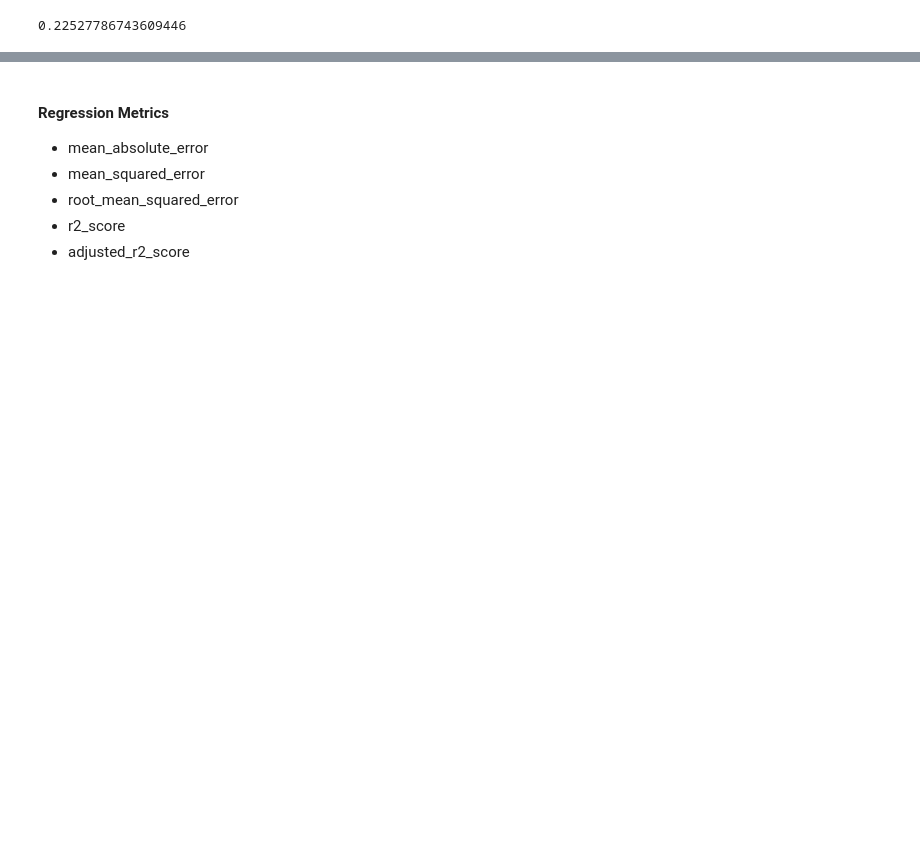
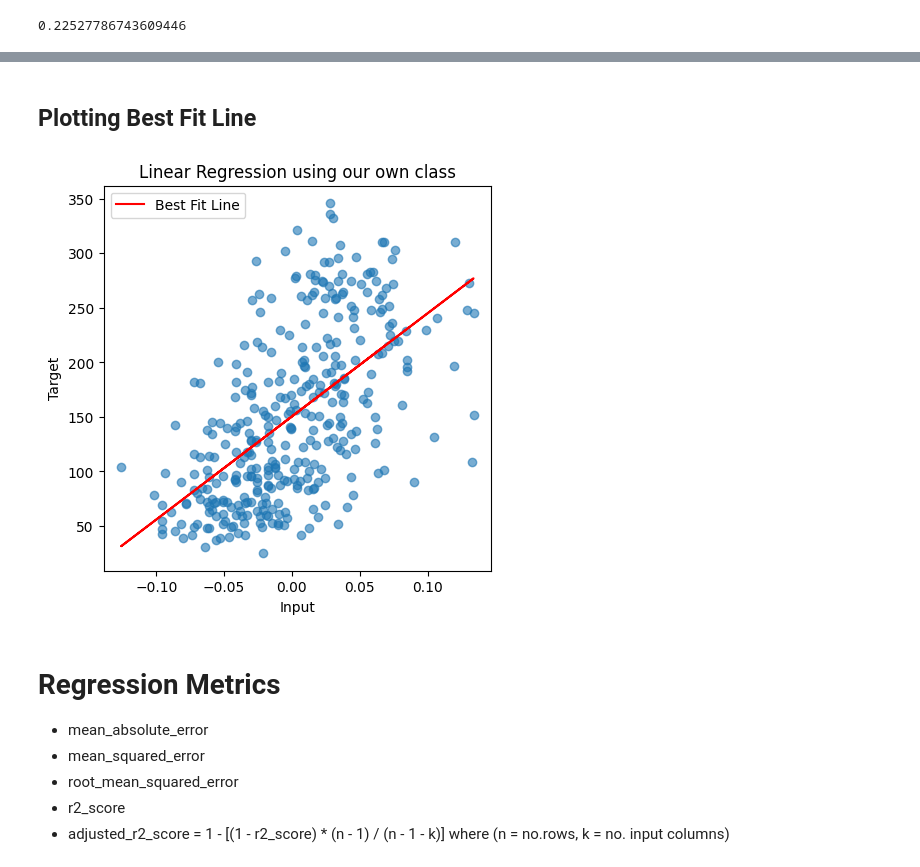
Before and after one commit to Shriram-Vibhute/Machine_Learning, a Jupyter notebook: 1 - Simple Linear Regression/simple_linear_regression.ipynb, the cells around one changed output, grey strips where cells are left out. Drawn from its saved outputs; the diff is of its cells as text; code cells hidden in the pictures; blank space fills up the shorter version.

```diff
--- a/Simple Linear Regression/simple_linear_regression.ipynb
+++ b/1 - Simple Linear Regression/simple_linear_regression.ipynb
@@ -126,9 +158,22 @@ print(slr.b)
+# %% [markdown]
+## Plotting Best Fit Line
+# %%
+plt.figure(figsize = (5,5))
+plt.scatter(X_train, y_train, alpha = 0.6)
+plt.plot(X_train, slr.m * X_train + slr.b, color = 'red', label = 'Best Fit Line')
+plt.legend(loc = 'upper left')
+plt.title("Linear Regression using our own class")
+plt.xlabel('Input')
+plt.ylabel('Target')
+plt.show()
+# %% [output]
+[figure, added]
 # %%
 y_pred = slr.predict(X_test)
 # %% [markdown]
-#### Regression Metrics
+# **Regression Metrics**
 - mean_absolute_error
 - mean_squared_error
 - root_mean_squared_error
 - r2_score
-- adjusted_r2_score
+- adjusted_r2_score = 1 - [(1 - r2_score) * (n - 1) / (n - 1 - k)] where (n = no.rows, k = no. input columns)
```
Also changed, not shown: parts of 39 cells of this notebook, 16 other files.
